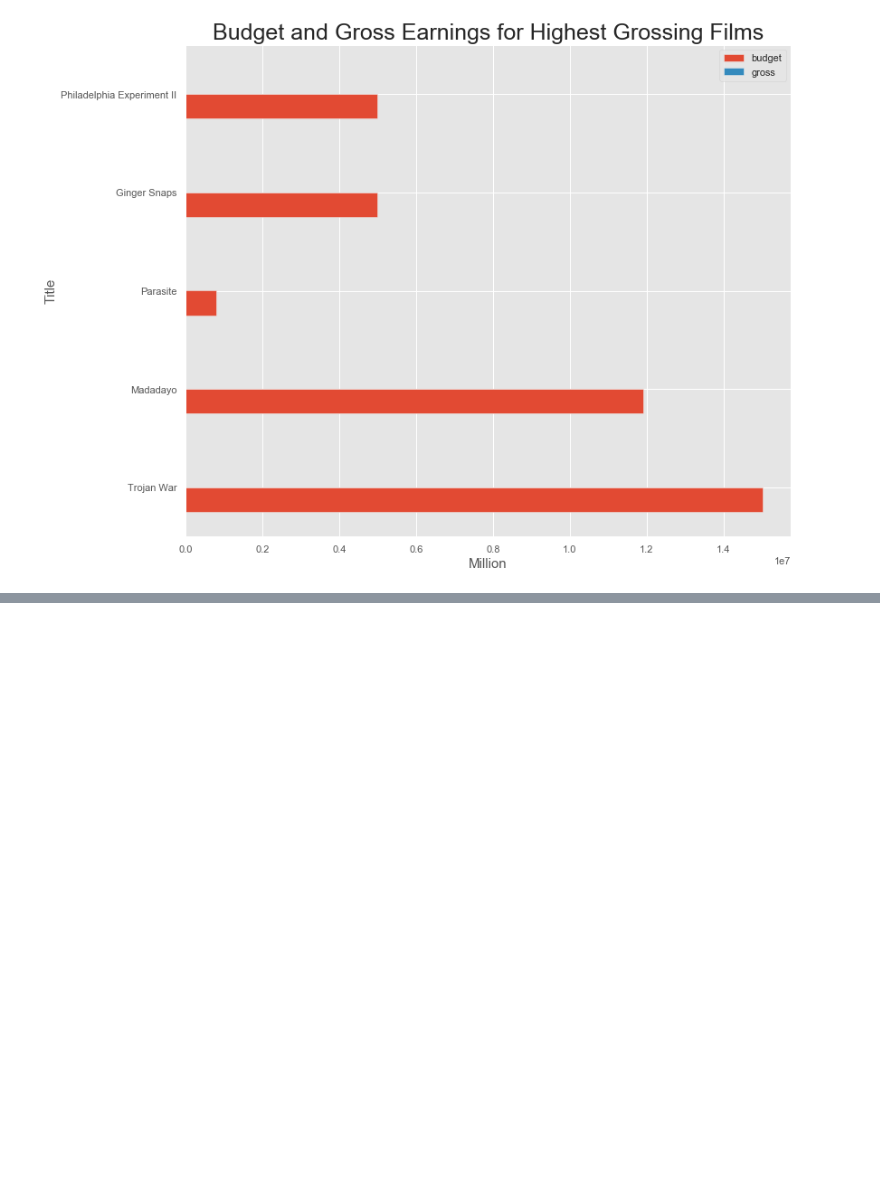
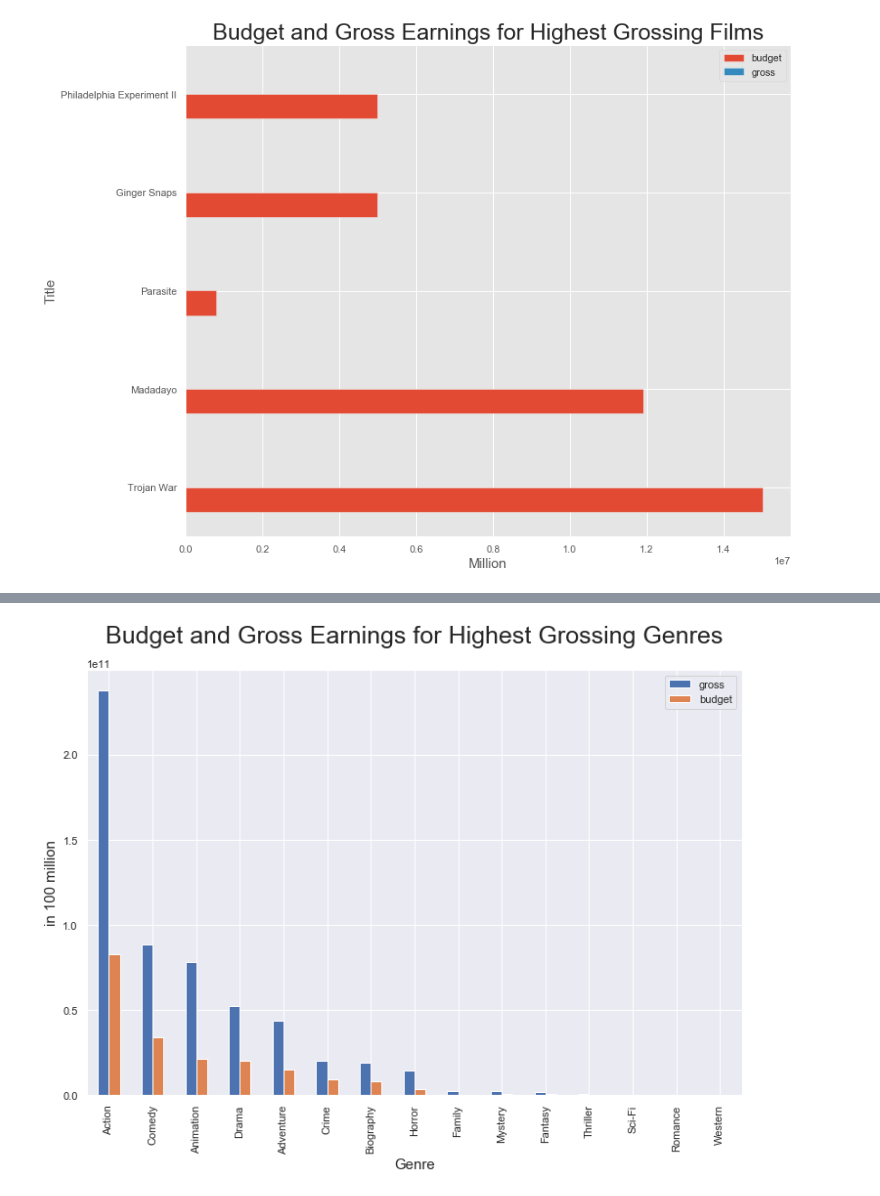
Before and after one commit to wi20b089/bdinf, a Jupyter notebook: Movies/movies-notebook.ipynb, the cells around one changed output, grey strips where cells are left out. Drawn from its saved outputs; the diff is of its cells as text; code cells hidden in the pictures; blank space fills up the shorter version.

Commit message:
added some charts

```diff
--- a/Movies/movies-notebook.ipynb
+++ b/Movies/movies-notebook.ipynb
@@ -233,7 +266,9 @@ genre_gross
 # %%
 %matplotlib inline
-genre_gross.plot(kind='bar', x='genre',y='gross', figsize=(12,8))
+genre_gross.plot(kind='bar', x='genre',y=['gross', 'budget'], figsize=(12,8))
 plt.title('Budget and Gross Earnings for Highest Grossing Genres', size=25, y=1.05)
 plt.xlabel('Genre', size=15)
 plt.ylabel('in 100 million', size=15)
 plt.show()
+# %% [output]
+[figure, added]
```
Also changed, not shown: parts of 45 cells of this notebook.
